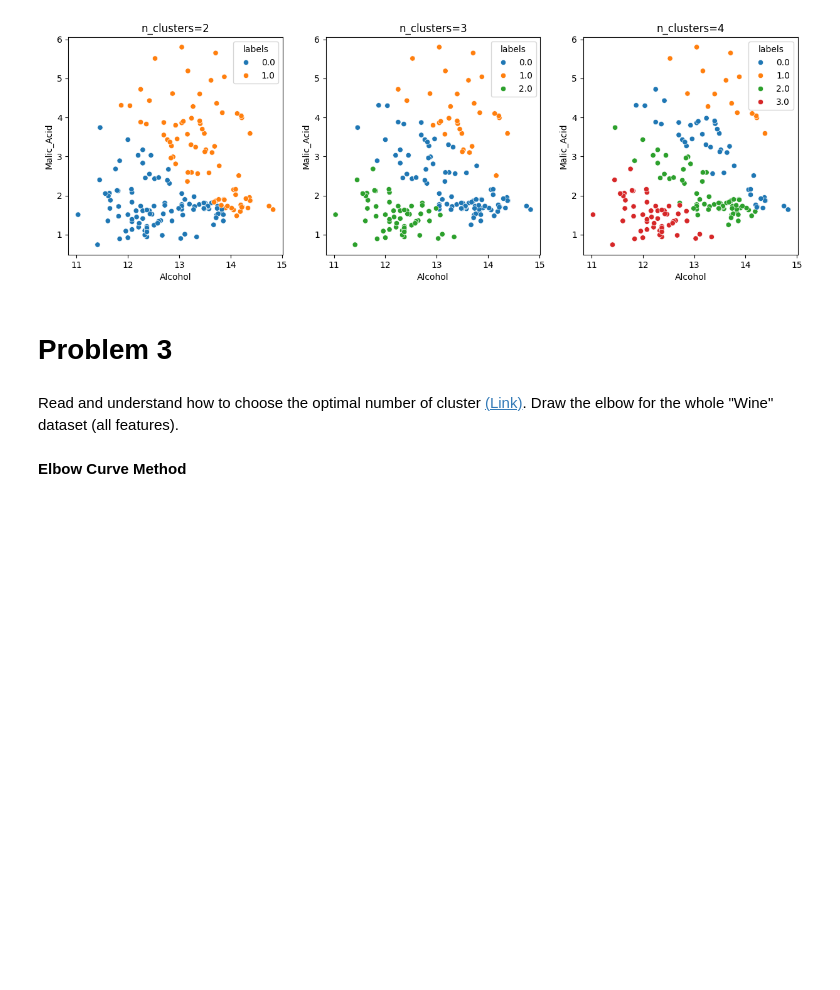
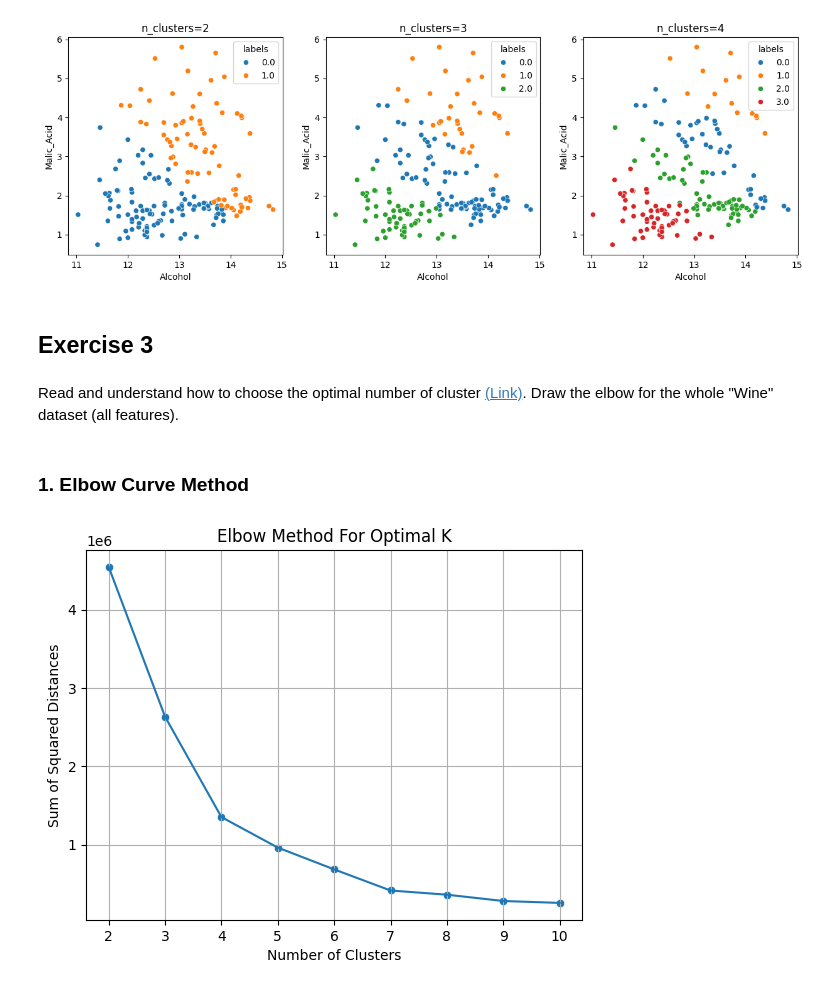
Before and after one commit to niimo753/neu-machine-learning-module, a Jupyter notebook: ML2/ML2_HW3_Kmeans_MinhNgoc_11212980.ipynb, the cells around one changed output. Cells and saved outputs as stored; diff of their text form; code cells hidden in the pictures; blank space fills up the shorter version.

Commit message:
update HW3 Kmeans

```diff
--- a/ML2/ML2_HW3_Kmeans_MinhNgoc_11212980.ipynb
+++ b/ML2/ML2_HW3_Kmeans_MinhNgoc_11212980.ipynb
@@ -146,13 +193,35 @@ for i in range(len(testing_clusters)):
 # %% [output]
 [figure]
 # %% [markdown]
-# Problem 3
+## Exercise 3
 # %% [markdown]
 Read and understand how to choose the optimal number of cluster [(Link)](https://www.analyticsvidhya.com/blog/2021/05/k-mean-getting-the-optimal-number-of-clusters/). Draw the elbow for the whole "Wine" dataset (all features).
-# %% [markdown]
-__Elbow Curve Method__
-# %%
-def calculate_wss(X, y):
-    centroids = [np.mean(X.iloc[y==c]) for c in np.unique(y)]
-    inertia = np.mean([(X.iloc[c] - centroids[int(y[0])])**2 for c in range(len(X))])
-    return inertia
+# %% [markdown]
+### 1. Elbow Curve Method
+# %%
+from sklearn.cluster import KMeans
+def calculate_wss(X, y):
+    centroids = [np.mean(X.iloc[y==c], axis=0) for c in np.unique(y)]
+    inertia = np.sum([np.linalg.norm(X.iloc[c] - centroids[int(y[c])])**2 for c in range(X.shape[0])])
+    return inertia
+
+def elbow_chart_kmeans(X, n_clusters_range=np.arange(2, 11, 1)):
+    inertias = []
+    for k in n_clusters_range:
+        X_copy = X.copy()
+        kmeans = KMeans(n_clusters=k, max_iter=1000)
+        kmeans.fit(X_copy)
+        y = kmeans.labels_
+        inertias.append(kmeans.inertia_)
+    sns.lineplot(x=n_clusters_range, y=inertias)
+    sns.scatterplot(x=n_clusters_range, y=inertias)
+    plt.title("Elbow Method For Optimal K")
+    plt.xlabel("Number of Clusters")
+    plt.ylabel("Sum of Squared Distances")
+    plt.grid(True)
+    plt.show()
+
+X = wine.copy()
+elbow_chart_kmeans(X)
+# %% [output]
+[figure, added]
```
Also changed, not shown: parts of 19 cells of this notebook, 1 other file.
